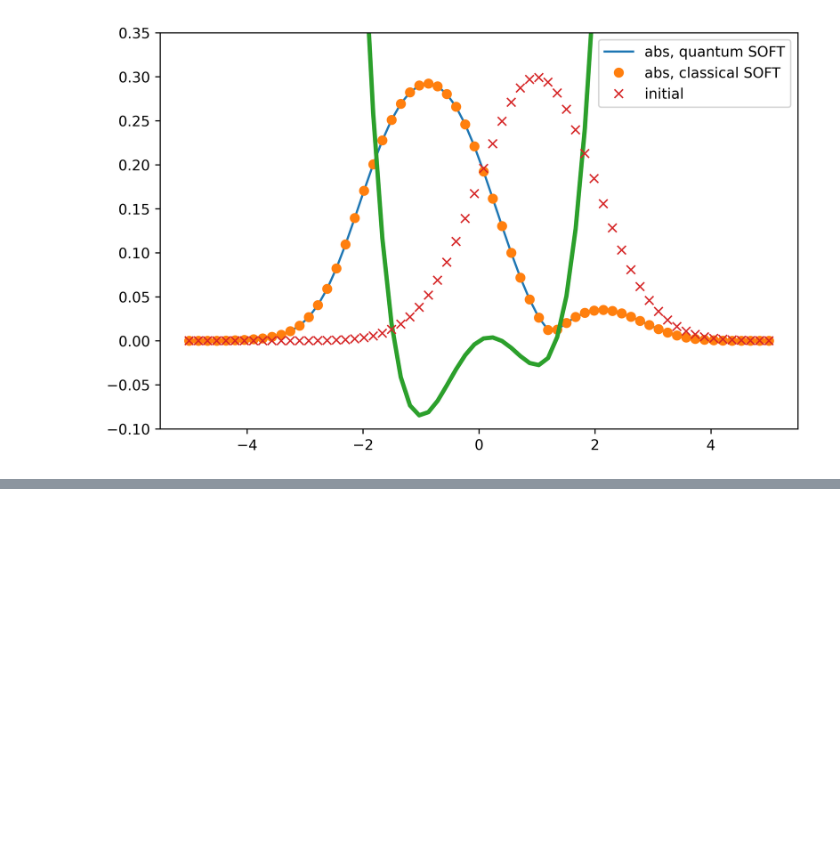
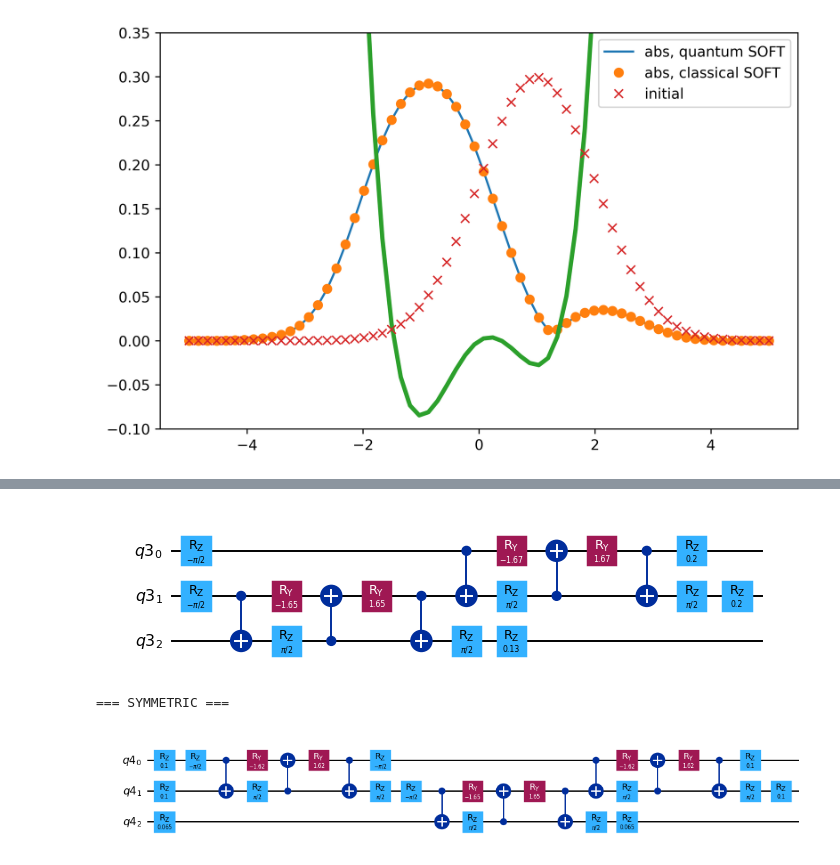
Before and after one commit to xavierralynne-star/Quantum-Computing, a Jupyter notebook: Quantum_Chemistry_4.ipynb, the cells around one changed output, grey strips where cells are left out. Saved outputs shown, nothing was run; the diff lists cells and outputs as text; code cells hidden in the pictures; blank space fills up the shorter version.

```diff
--- a/Quantum_Chemistry_4.ipynb
+++ b/Quantum_Chemistry_4.ipynb
@@ -351,0 +832,75 @@ plt.show()
+# %%
+from IPython.display import display
+
+def get_manual_Trotter(num_q, pauli_ops, timestep, n_trotter=1,
+                       trotter_type='basic', reverse_bits=True):
+    # sorts the Pauli strings according to qubit number they affect and symmetry
+    one_q, even_two_q, odd_two_q = sort_Pauli_by_symmetry(pauli_ops)
+    # scales the timestep according to the number of trotter steps
+    timestep_even_two_q = timestep / n_trotter
+    timestep_odd_two_q = timestep / n_trotter
+    timestep_one_q = timestep / n_trotter
+    # symmetric places 1/2 of one_q and odd_two_q before and after even_two_q
+    if trotter_type == 'symmetric':
+        timestep_odd_two_q /= 2
+        timestep_one_q /= 2
+    # constructs circuits for each segment of the operators
+    qc_odd_two_q, qc_even_two_q, qc_one_q = QuantumCircuit(num_q), QuantumCircuit(num_q), QuantumCircuit(num_q)
+    for i in even_two_q:
+        qc_even_two_q = generate_circ_pattern_2qubit(qc_even_two_q, i, timestep_even_two_q)
+    for i in odd_two_q:
+        qc_odd_two_q = generate_circ_pattern_2qubit(qc_odd_two_q, i, timestep_odd_two_q)
+    for i in one_q:
+        qc_one_q = generate_circ_pattern_1qubit(qc_one_q, i, timestep_one_q)
+    # assembles the circuit for Trotter decomposition of exponential
+    qr = QuantumRegister(num_q)
+    qc = QuantumCircuit(qr)
+    if trotter_type == 'basic':
+        qc = qc.compose(qc_even_two_q)
+        qc = qc.compose(qc_odd_two_q)
+        qc = qc.compose(qc_one_q)
+    elif trotter_type == 'symmetric':
+        qc = qc.compose(qc_one_q)
+        qc = qc.compose(qc_odd_two_q)
+        qc = qc.compose(qc_even_two_q)
+        qc = qc.compose(qc_odd_two_q)
+        qc = qc.compose(qc_one_q)
+    # repeats the single_trotter circuit several times to match n_trotter
+    for i in range(n_trotter-1):
+        qc = qc.compose(qc)
+    if reverse_bits:
+        return qc.reverse_bits()
+    else:
+        return qc
+
+# Jalankan fungsi
+qc_basic = get_manual_Trotter(
+    num_q=num_q,
+    pauli_ops=sum(spin_chain_hamiltonian),
+    timestep=evolution_timestep,
+    n_trotter=n_trotter_steps,
+    trotter_type='basic'
+)
+
+qc_symmetric = get_manual_Trotter(
+    num_q=num_q,
+    pauli_ops=sum(spin_chain_hamiltonian),
+    timestep=evolution_timestep,
+    n_trotter=n_trotter_steps,
+    trotter_type='symmetric'
+)
+
+print("Basic depth:    ", qc_basic.depth())
+print("Symmetric depth:", qc_symmetric.depth())
+
+print("\nBasic ops:    ", qc_basic.count_ops())
+print("Symmetric ops:", qc_symmetric.count_ops())
+
+# Basic
+print("=== BASIC ===")
+display(qc_basic.draw('mpl', scale=0.7))
+
+# Symmetric
+print("=== SYMMETRIC ===")
+display(qc_symmetric.draw('mpl', scale=0.7))
+# %% [output]
@@ -351,0 +913,3 @@ plt.show()
+[figure, added]
+=== SYMMETRIC ===
+[figure, added]
```
Also changed, not shown: parts of 68 cells of this notebook, 1 other file.
